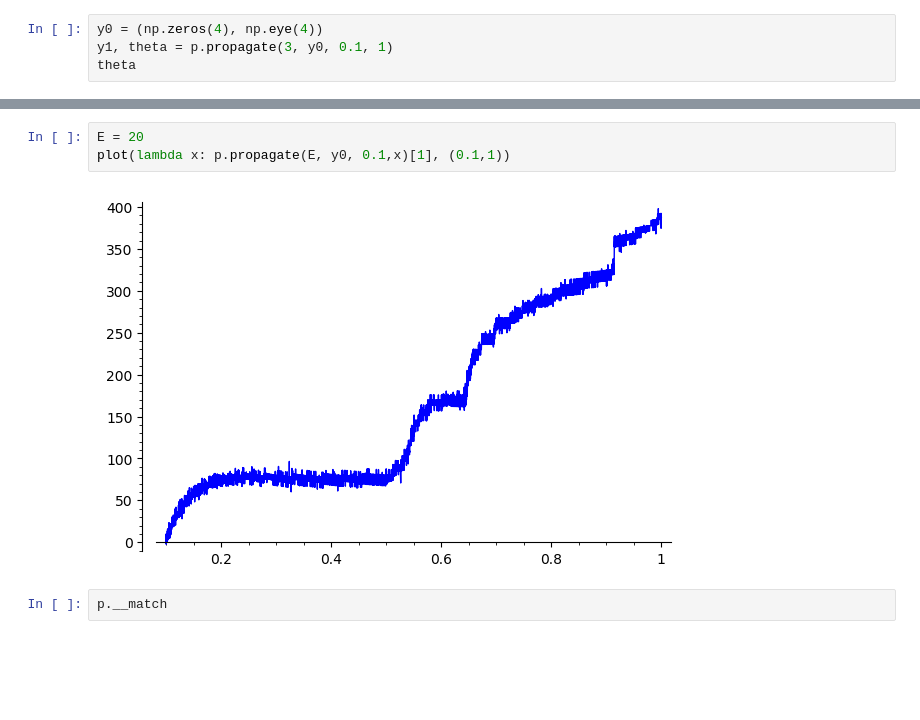
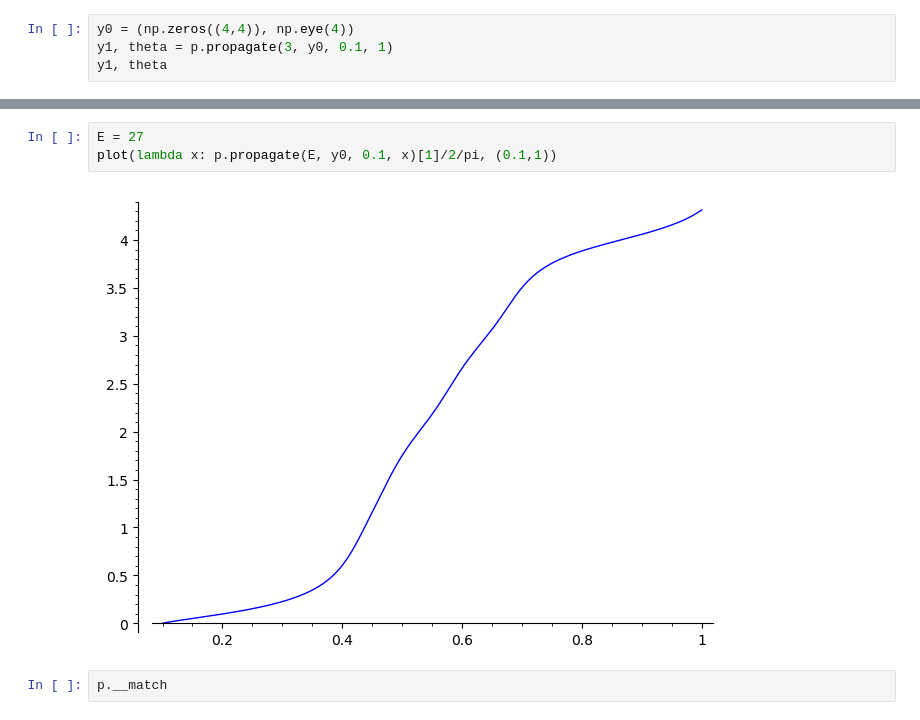
Before and after one commit to twist-numerical/matslise, a Jupyter notebook: notebooks/test_pyscs_4.ipynb, the cells around one changed output, grey strips where cells are left out. Drawn from its saved outputs; the diff is of its cells as text; blank space fills up the shorter version.

```diff
--- a/notebooks/test_pyscs_4.ipynb
+++ b/notebooks/test_pyscs_4.ipynb
@@ -11,7 +12,7 @@ p.__sectorCount
 # %% [output]
 41
 # %%
-y0 = (np.zeros(4), np.eye(4))
+y0 = (np.zeros((4,4)), np.eye(4))
 y1, theta = p.propagate(3, y0, 0.1, 1)
-theta
+y1, theta
 # %% [output]
@@ -19,8 +28,8 @@ theta
 # %%
-E = 20
-plot(lambda x: p.propagate(E, y0, 0.1,x)[1], (0.1,1))
+E = 27
+plot(lambda x: p.propagate(E, y0, 0.1, x)[1]/2/pi, (0.1,1))
 # %% [output]
-[figure, old version]
+[figure, new version]
 # %%
 p.__match
 # %% [output]
```
Also changed, not shown: parts of 2 cells of this notebook, 3 other files.
